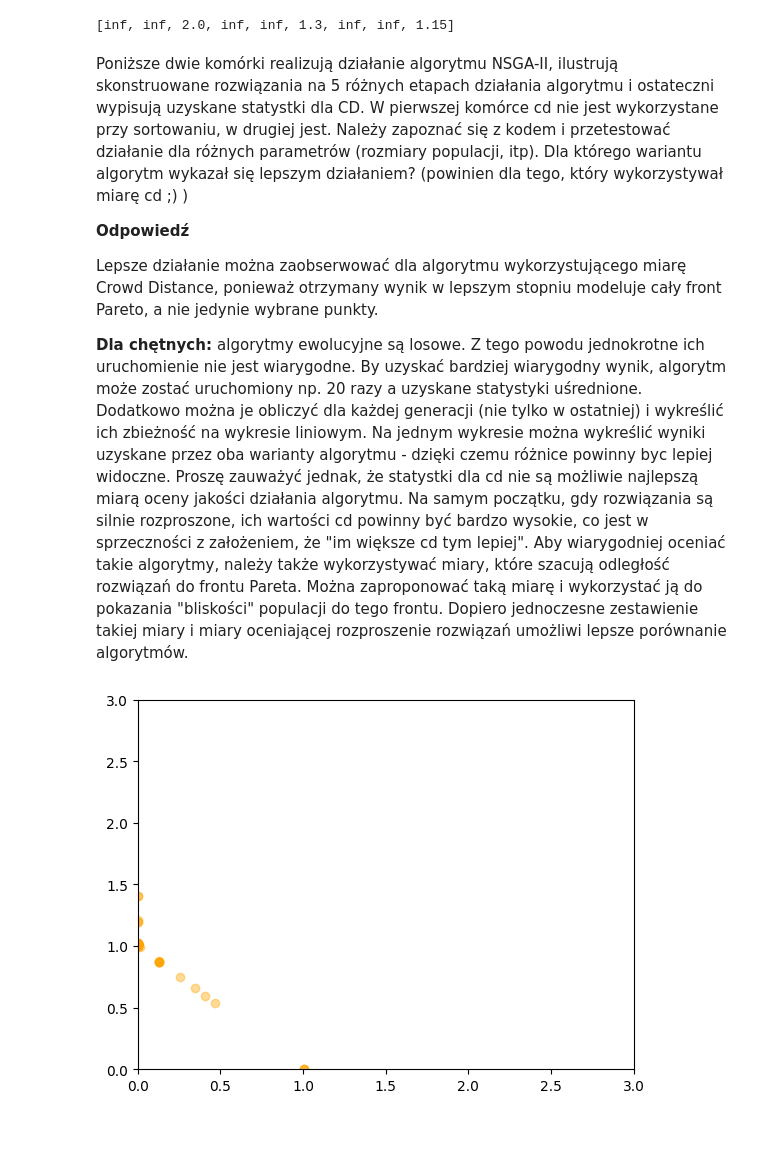
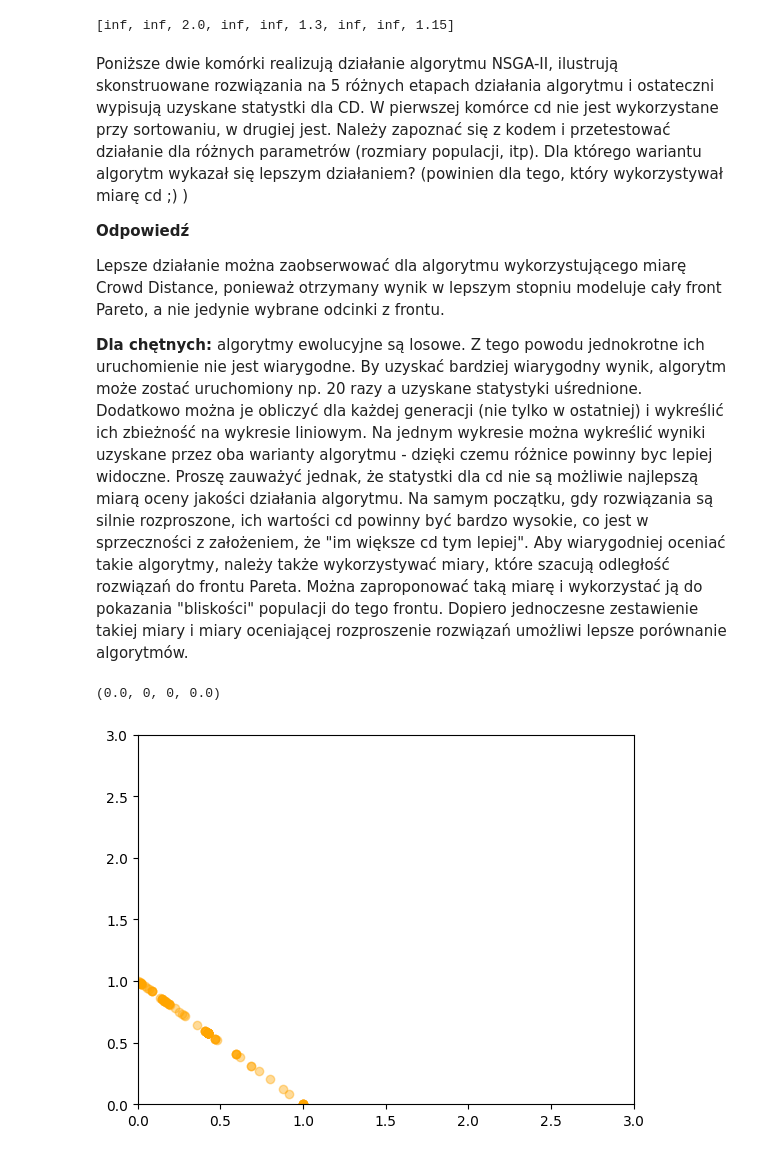
Before and after one commit to anras5/iswd, a Jupyter notebook: src/MOO-EMO/EMO.ipynb, the cells around one changed output. Cells and saved outputs as stored; diff of their text form; code cells hidden in the pictures.

Commit message:
Fix EMO calculating fronts

```diff
--- a/src/MOO-EMO/EMO.ipynb
+++ b/src/MOO-EMO/EMO.ipynb
@@ -85,9 +85,20 @@ plotPopul(P)
 ### Z każdej pary zostanie utworzone jedno rozwiązanie potomne.
 ### Selekcja powinna odbywać się w oparciu o turniej o rozmiarze 2
 ### Wyjście: lista par -> [ [idx11, idx12],...,[idxN1, idxN2] ]
+import random
 
 def constructParents(N):
-    return [[i, i+1] for i in range(0, N, 2)]
+    def tournament(idxs):
+        return min(random.sample(idxs, 2))
+
+    def get_parents(N):
+        available = list(range(N))
+        first = tournament(available)
+        available.remove(first)
+        second = tournament(available)
+        return [first, second]
+
+    return [get_parents(N) for _ in range(0, N)]
 
 print(constructParents(10)) ### TEST
 # %% [output]
@@ -158,7 +168,7 @@ def dominates(sj, sk):
 
 def getNonDominatedFronts(P):
     def getFront(P):
-        S = sorted(P, key=lambda x: x.f[0])
+        S = sorted(P, key=lambda x: (x.f[0], x.f[1]))
         R = []
         if len(S) == 1:
             return S
@@ -275,32 +268,33 @@ Poniższe dwie komórki realizują działanie algorytmu NSGA-II, ilustrują skon
 
 **Odpowiedź**
 
-Lepsze działanie można zaobserwować dla algorytmu wykorzystującego miarę Crowd Distance, ponieważ otrzymany wynik w lepszym stopniu modeluje cały front Pareto, a nie jedynie wybrane punkty.
+Lepsze działanie można zaobserwować dla algorytmu wykorzystującego miarę Crowd Distance, ponieważ otrzymany wynik w lepszym stopniu modeluje cały front Pareto, a nie jedynie wybrane odcinki z frontu.
 
 
 <b>Dla chętnych: </b> algorytmy ewolucyjne są losowe. Z tego powodu jednokrotne ich uruchomienie nie jest wiarygodne. By uzyskać bardziej wiarygodny wynik, algorytm może zostać uruchomiony np. 20 razy a uzyskane statystyki uśrednione. Dodatkowo można je obliczyć dla każdej generacji (nie tylko w ostatniej) i wykreślić ich zbieżność na wykresie liniowym. Na jednym wykresie można wykreślić wyniki uzyskane przez oba warianty algorytmu - dzięki czemu różnice powinny byc lepiej widoczne. Proszę zauważyć jednak, że statystki dla cd nie są możliwie najlepszą miarą oceny jakości działania algorytmu. Na samym początku, gdy rozwiązania są silnie rozproszone, ich wartości cd powinny być bardzo wysokie, co jest w sprzeczności z założeniem, że "im większe cd tym lepiej". Aby wiarygodniej oceniać takie algorytmy, należy także wykorzystywać miary, które szacują odległość rozwiązań do frontu Pareta. Można zaproponować taką miarę i wykorzystać ją do pokazania "bliskości" populacji do tego frontu. Dopiero jednoczesne zestawienie takiej miary i miary oceniającej rozproszenie rozwiązań umożliwi lepsze porównanie algorytmów.
 # %%
 ### Pominięcie miary CD
-N = 50 # rozmiar populacji
-GEN = 500 # liczba generacji/iteracji algorytmu
+N = 100 # rozmiar populacji
+GEN = 600 # liczba generacji/iteracji algorytmu
 
 P = constructInitialPopulation(N) # utworzenie populacji początkowej
 applyScoresAndSort(P, useCD = False) # posortowanie populacji wykorzystując fronty
 # niezdominowane (bez miary cd; useCD = False)
 
 for gen in range(GEN): # iteracja po kolejnych generacjach
     C = constructParents(N) # skonstruowanie identyfikatorów rodziców
     O = constructOffspring(P, C, gen + 1, 0.1) # konstrukcja potomstwa
     M = P + O # połączenie obecnej populacji z potomną
     applyScoresAndSort(M, useCD = False) # posortowanie tak połączonej populacji
     P = M[:N] # "przeżywają najlepiej przystosowani"
     # if gen % (GEN / 4) == 0 or gen == GEN - 1: plotPopul(P) # co jakiś krok ilustrowana jest populacja
 
 plotPopul(P)
 
 # wypisanie statystyk
-# print(getStatsCD(P))
+print(getStatsCD(P))
 # %% [output]
+(0.0, 0, 0, 0.0)
-[figure, old version]
+[figure, new version]
 # %%
 ### Pominięcie miary CD
```
Also changed, not shown: parts of 7 cells of this notebook.
